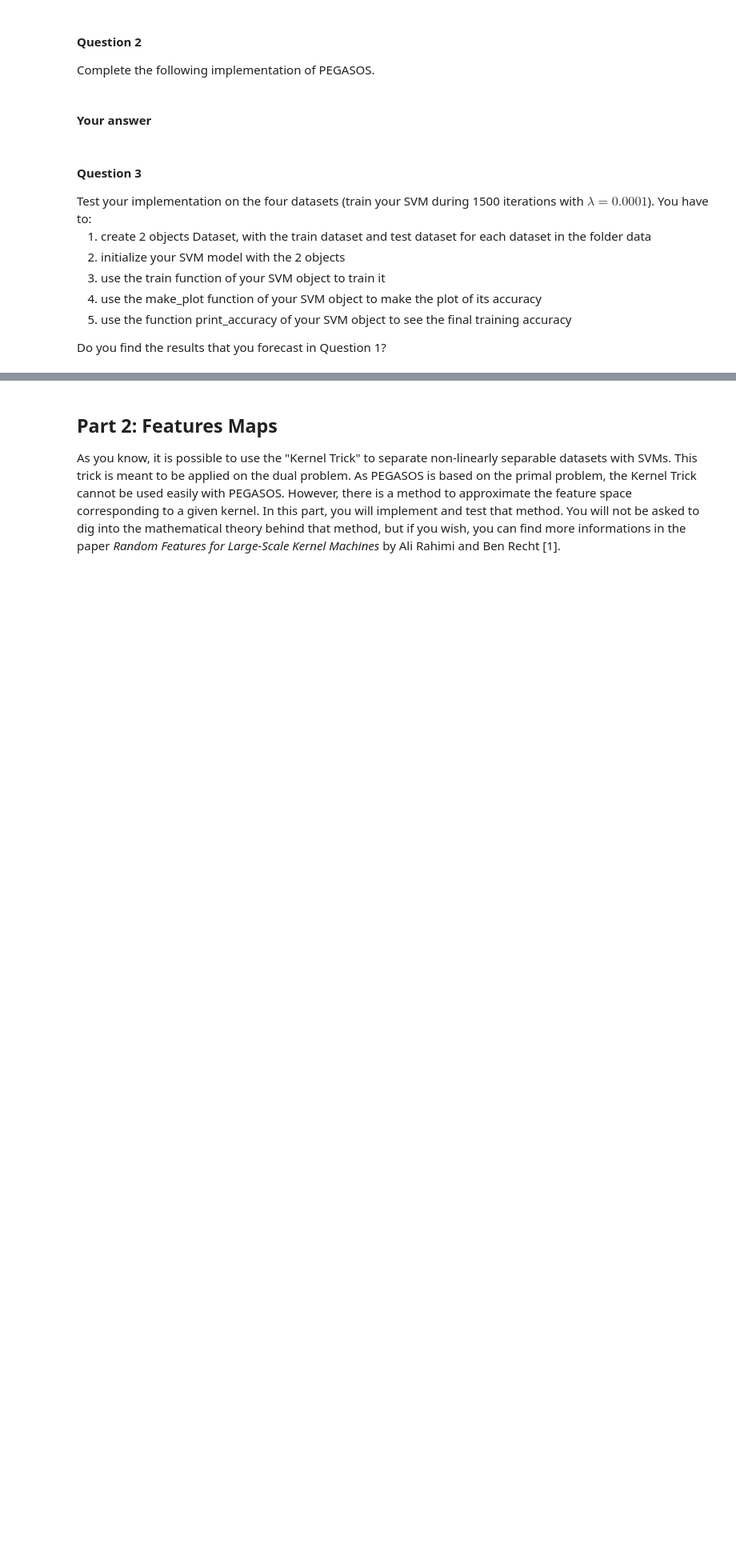
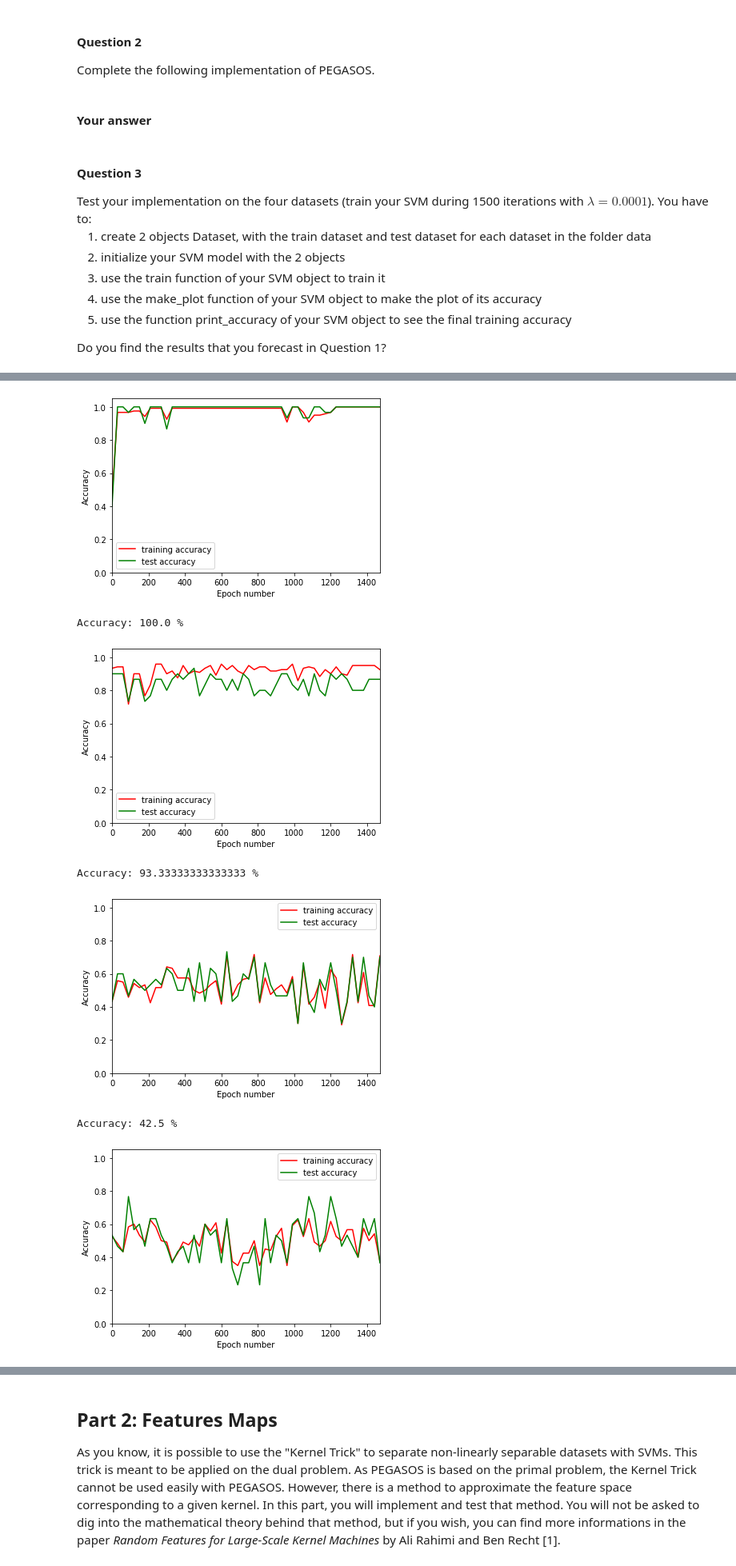
Before and after one commit to GabrieleGioetto/MALIS, a Jupyter notebook: labs/lab3/lab3_svm.ipynb, the cells around one changed output, grey strips where cells are left out. Shown at 80% size. Cells and saved outputs as stored; diff of their text form; code cells hidden in the pictures; blank space fills up the shorter version.

```diff
--- a/labs/lab3/lab3_svm.ipynb
+++ b/labs/lab3/lab3_svm.ipynb
@@ -147,6 +157,17 @@ def train(self, n_iterations, lambda_w, print_every_k=None,verbose=False):
 
         ################ YOUR CODE HERE #################
 
+            sample = np.random.randint(self.train_dataset.len)
+
+            x = np.append(self.train_dataset.input[sample,:], 1)
+            y = self.train_dataset.output[sample]
+            eta_t = 1/(lambda_w * (i+1))
+
+            if y*np.dot(self.w,x) < 1:
+                self.w = self.w - eta_t * (lambda_w * self.w - y*x)
+            else:
+                self.w = self.w - eta_t * lambda_w * self.w
+
 
         ################ END OF YOUR CODE ###############
 
@@ -178,0 +201,25 @@ Do you find the results that you forecast in Question 1?
+# %%
+datasets = ["data/dataset" + str(x) for x in range(1, 5)]
+
+for dataset in datasets :
+
+    dataset_train_name = dataset + "_train.txt"
+    dataset_test_name = dataset + "_test.txt"
+
+    d_train = Dataset(dataset_train_name)
+    d_test = Dataset(dataset_test_name)
+
+    svm = SVM(d_train, d_test)
+
+    svm.train(n_iterations=1500, lambda_w=0.0001,verbose=False)
+
+    svm.make_plot()
+    svm.print_accuracy()
+# %% [output]
+[figure, added]
+Accuracy: 100.0 %
+[figure, added]
+Accuracy: 93.33333333333333 %
+[figure, added]
+Accuracy: 42.5 %
+[figure, added]
```
Also changed, not shown: parts of 16 cells of this notebook, 8 other files.
